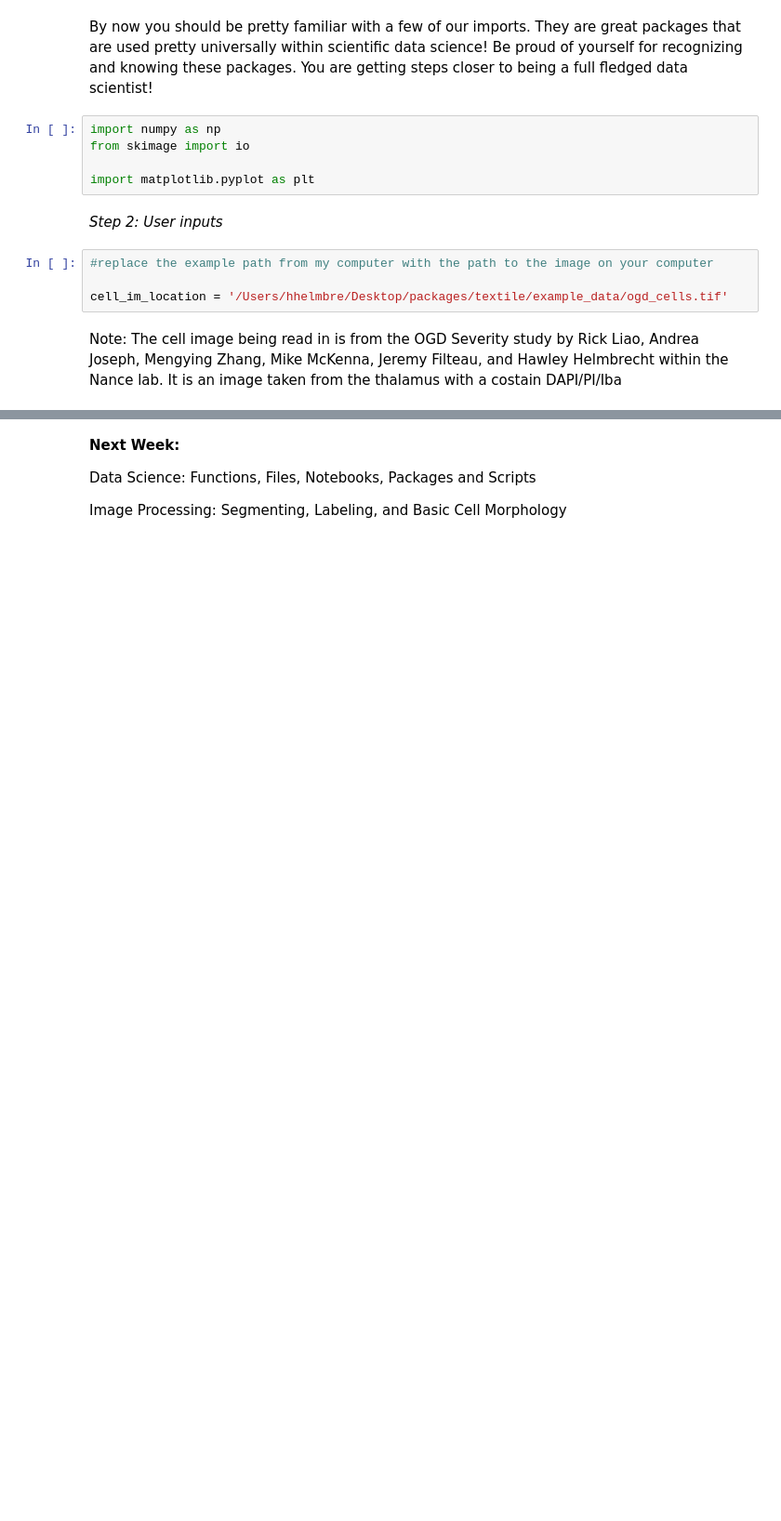
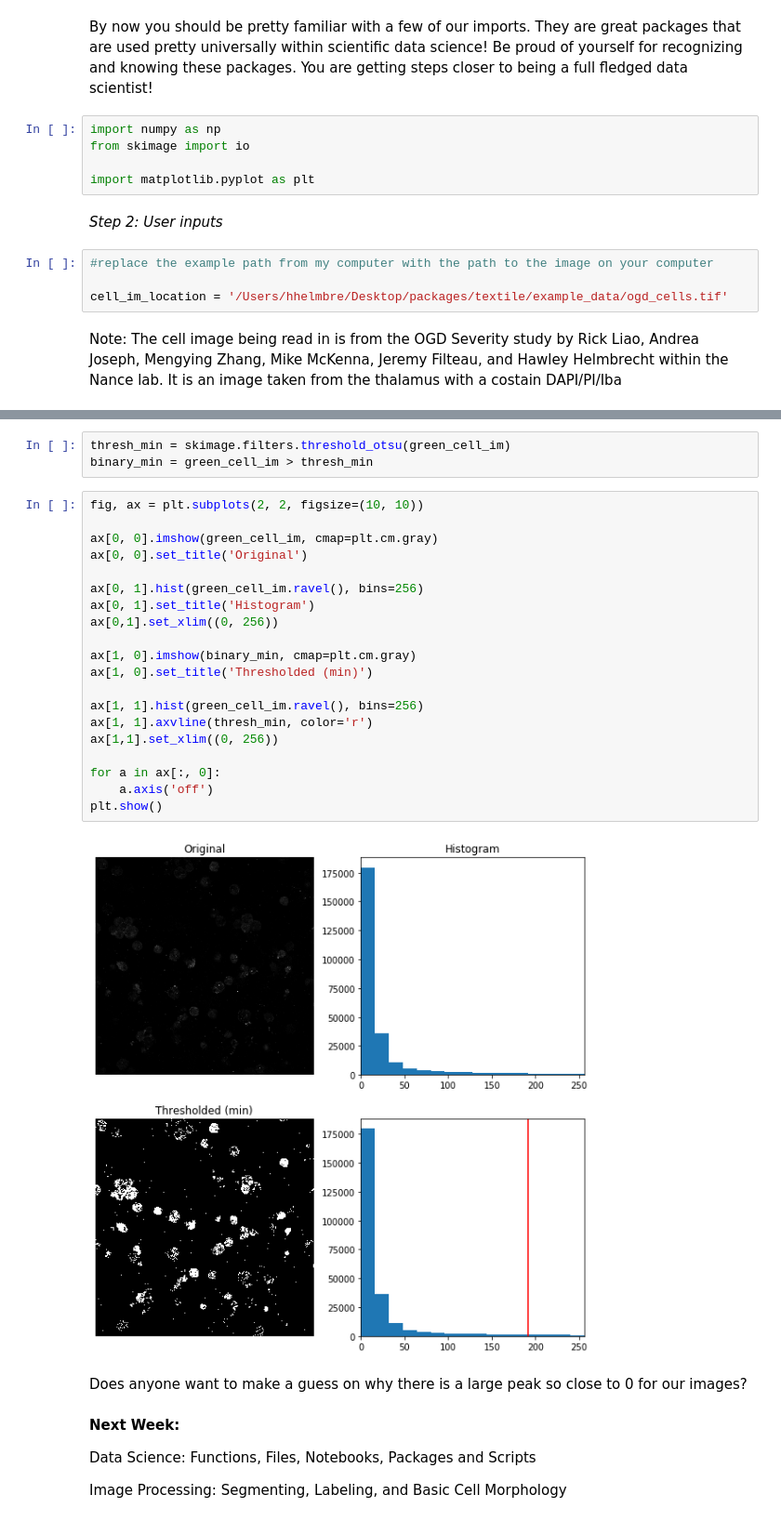
Before and after one commit to Nance-Lab/textile, a Jupyter notebook: modules/module6_iplesson.ipynb, the cells around one changed output, grey strips where cells are left out. Shown at 93% size. Cells and saved outputs as stored; diff of their text form; blank space fills up the shorter version.

```diff
--- a/modules/module6_iplesson.ipynb
+++ b/modules/module6_iplesson.ipynb
@@ -32,3 +86,30 @@ Note: The cell image being read in is from the OGD Severity study by Rick Liao,
+# %%
+thresh_min = skimage.filters.threshold_otsu(green_cell_im)
+binary_min = green_cell_im > thresh_min
+# %%
+fig, ax = plt.subplots(2, 2, figsize=(10, 10))
+
+ax[0, 0].imshow(green_cell_im, cmap=plt.cm.gray)
+ax[0, 0].set_title('Original')
+
+ax[0, 1].hist(green_cell_im.ravel(), bins=256)
+ax[0, 1].set_title('Histogram')
+ax[0,1].set_xlim((0, 256))
+
+ax[1, 0].imshow(binary_min, cmap=plt.cm.gray)
+ax[1, 0].set_title('Thresholded (min)')
+
+ax[1, 1].hist(green_cell_im.ravel(), bins=256)
+ax[1, 1].axvline(thresh_min, color='r')
+ax[1,1].set_xlim((0, 256))
+
+for a in ax[:, 0]:
+    a.axis('off')
+plt.show()
+# %% [output]
+[figure, added]
+# %% [markdown]
+Does anyone want to make a guess on why there is a large peak so close to 0 for our images?
 # %% [markdown]
 __Next Week:__
 
```
Also changed, not shown: parts of 23 cells of this notebook.
